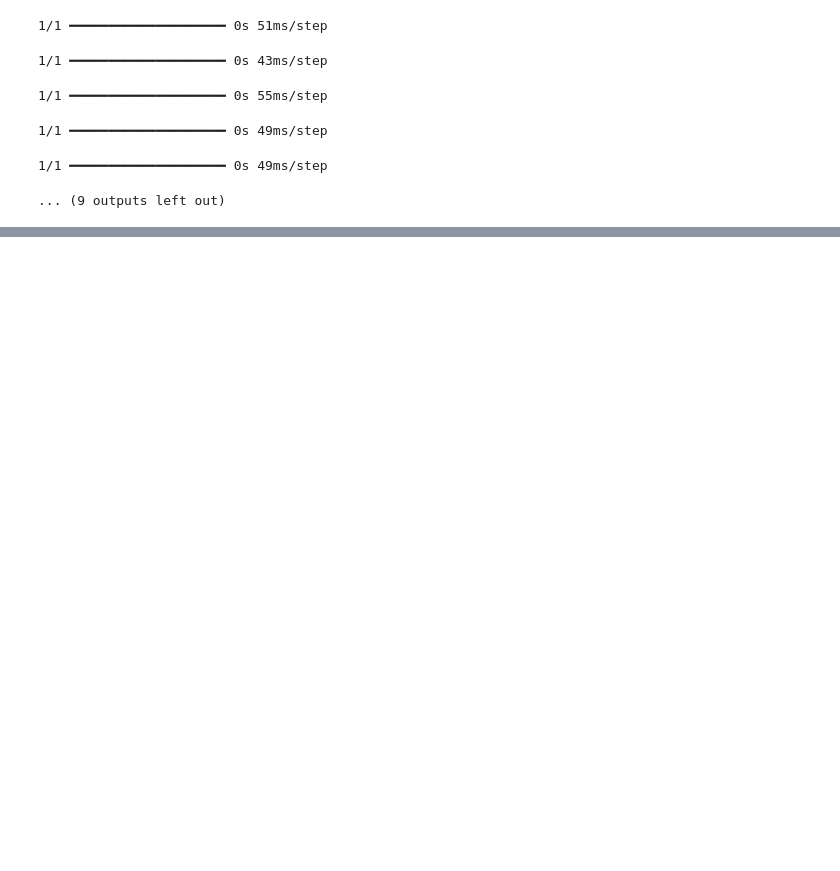
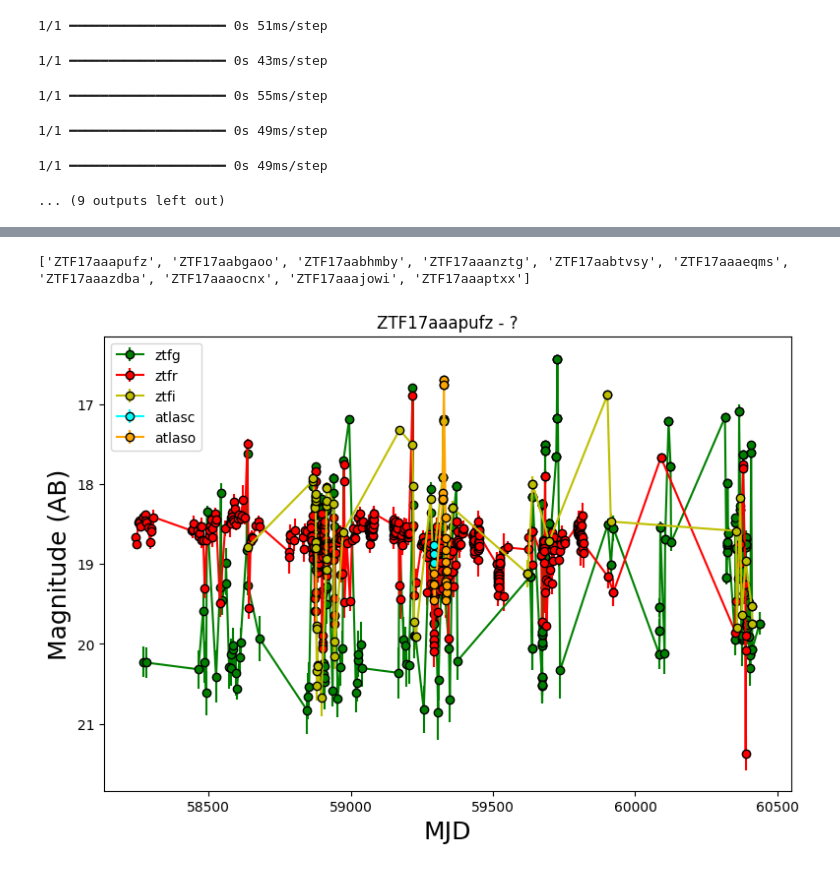
Before and after one commit to theobonzi/ML_skyportal, a Jupyter notebook: run.ipynb, the cells around one changed output, grey strips where cells are left out. Cells and saved outputs as stored; diff of their text form; code cells hidden in the pictures; blank space fills up the shorter version.

```diff
--- a/run.ipynb
+++ b/run.ipynb
@@ -384,0 +614,31 @@ for result in analysis_results:
+# %%
+def load_kowalski_data(objId, path):
+
+    objDirectory = os.path.join(path, objId)
+
+    photo_df = pd.read_json(os.path.join(objDirectory, 'photometry.json'))
+    photo_df = photo_df[['obj_id', 'mjd', 'mag', 'magerr', 'snr', 'limiting_mag', 'filter']]
+    photo_df['type'] = "?"
+    photo_df['jd'] = photo_df['mjd'] + 2400000.5
+    photo_df = photo_df.dropna(subset=['mag', 'magerr'])
+    photo_df = photo_df.drop_duplicates()
+    photo_df = photo_df.reset_index(drop=True)
+
+    alertsFile = os.path.join(objDirectory, 'alerts.npy')
+    object_alerts = np.load(alertsFile, allow_pickle=True)
+
+    return photo_df, object_alerts
+# %%
+import os
+path = 'data_kowalski/'
+objIds = os.listdir(path)
+
+print(objIds)
+# %% [output]
+['ZTF17aaapufz', 'ZTF17aabgaoo', 'ZTF17aabhmby', 'ZTF17aaanztg', 'ZTF17aabtvsy', 'ZTF17aaaeqms', 'ZTF17aaazdba', 'ZTF17aaaocnx', 'ZTF17aaajowi', 'ZTF17aaaptxx']
+# %%
+photo_df, object_alerts = load_kowalski_data(objIds[0], path)
+# %%
+plot_data.plot_photometry(photo_df)
+# %% [output]
+[figure, added]
```
Also changed, not shown: parts of 11 cells of this notebook, 3 other files.
